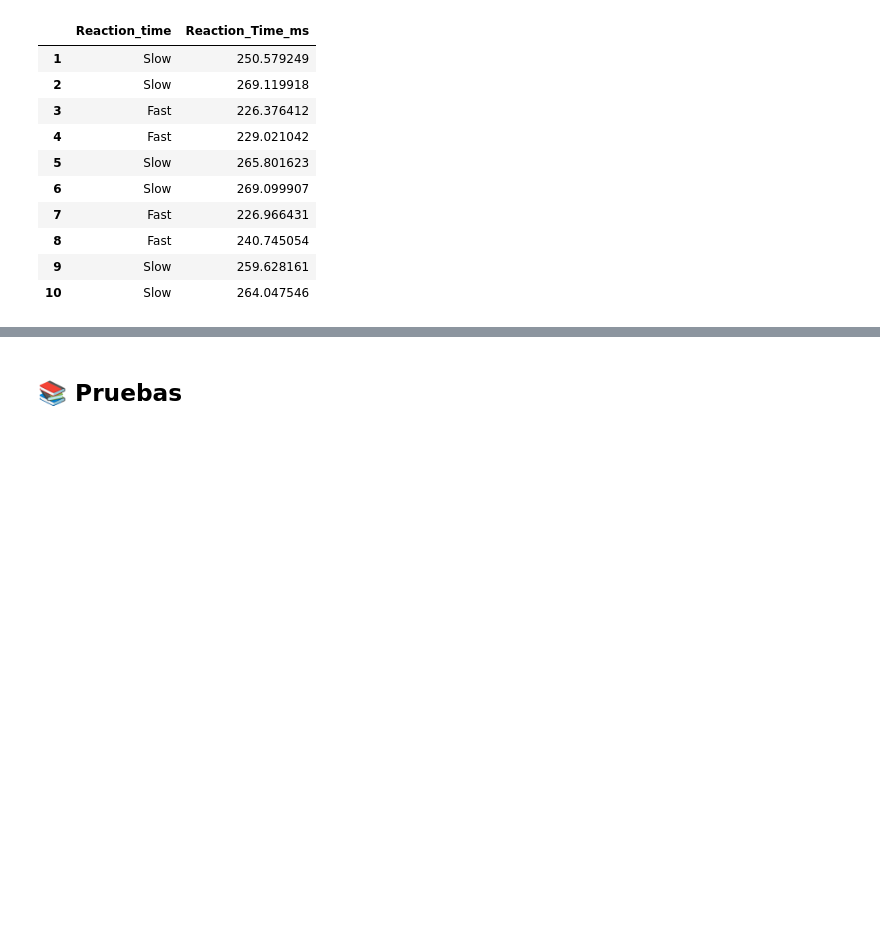
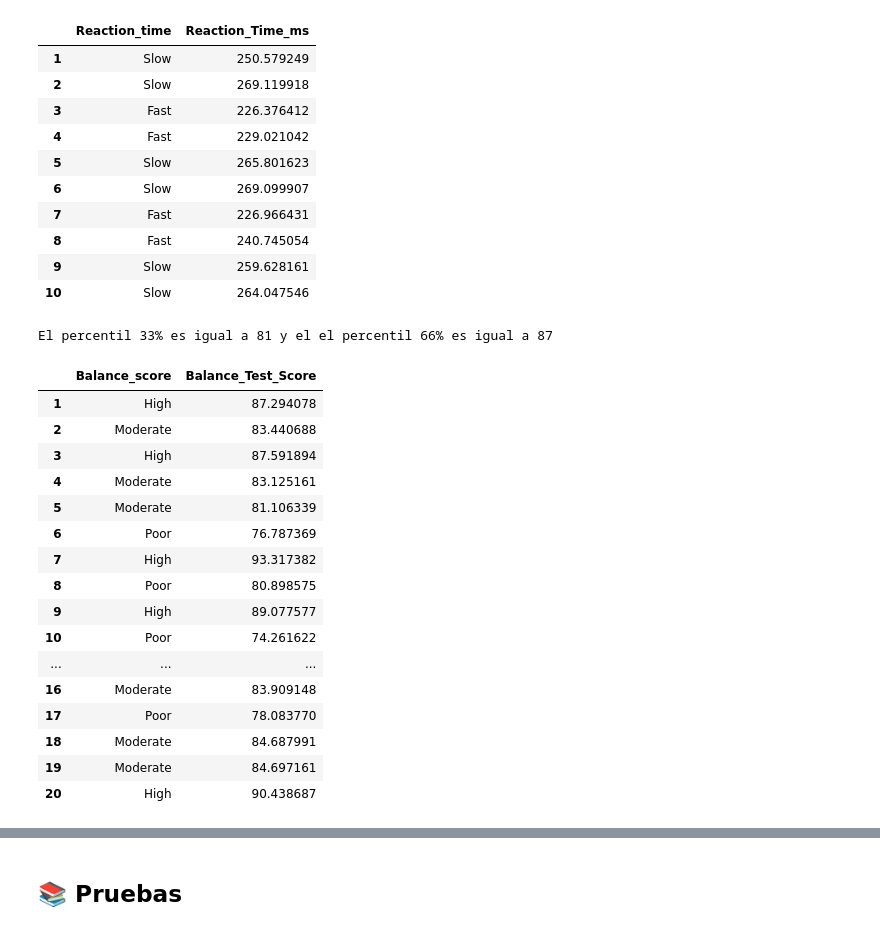
Before and after one commit to lauraargente/Proyecto_University-Football-Injury-Prediction-Dataset, a Jupyter notebook: analisis.ipynb, the cells around one changed output, grey strips where cells are left out. Cells and saved outputs as stored; diff of their text form; code cells hidden in the pictures; blank space fills up the shorter version.

```diff
--- a/analisis.ipynb
+++ b/analisis.ipynb
@@ -382,3 +380,47 @@ El percentil 50 de reaction time es 249 ms
 | 8 | Fast | 240.745054 |
 | 9 | Slow | 259.628161 |
 | 10 | Slow | 264.047546 |
+# %%
+#Creamos una nueva columna con las nuevas categorías para "Balance_Test_Score"
+df_csv['Balance_score']= ""
+df_csv.head(5)
+
+#Sacamos los percentiles 33% y 66% de "Balance_Test_Score"
+balance33 = int(round(df_csv['Balance_Test_Score'].quantile(0.33), 0))
+balance66 = int(round(df_csv['Balance_Test_Score'].quantile(0.66), 0))
+print(f'El percentil 33% es igual a {balance33} y el el percentil 66% es igual a {balance66}')
+
+#Creamos las categorías para "Balance_Test_Score" y añadimos los nuevos valores en la columna "Balance_score"
+for i in range (len(df_csv)):
+    #Si el valor de cada fila en la columna "Balance_Test_Score" es menor que 81 , el valor en cada fila en la columna "Balance_score" será 'Poor'
+    if df_csv.loc[df_csv.index[i],'Balance_Test_Score'] < balance33:
+        df_csv.loc[df_csv.index[i],'Balance_score'] = 'Poor'
+
+#Si el valor de cada fila en la columna "Balance_Test_Score" es entre 81 y 87, el valor en cada fila en la columna "Balance_score" será 'Moderate'
+    elif df_csv.loc[df_csv.index[i],'Balance_Test_Score'] >= balance33 and df_csv.loc[df_csv.index[i],'Balance_Test_Score'] <= balance66 :
+        df_csv.loc[df_csv.index[i],'Balance_score'] = 'Moderate'
+
+#Si el valor de cada fila en la columna "Balance_Test_Score" es mayor que 87, el valor en cada fila en la columna "Balance_score" será 'High'
+    else:
+        df_csv.loc[df_csv.index[i],'Balance_score']= 'High'
+
+df_csv[['Balance_score', 'Balance_Test_Score']].head(20)
+# %% [output]
+El percentil 33% es igual a 81 y el el percentil 66% es igual a 87
+|  | Balance_score | Balance_Test_Score |
+| 1 | High | 87.294078 |
+| 2 | Moderate | 83.440688 |
+| 3 | High | 87.591894 |
+| 4 | Moderate | 83.125161 |
+| 5 | Moderate | 81.106339 |
+| 6 | Poor | 76.787369 |
+| 7 | High | 93.317382 |
+| 8 | Poor | 80.898575 |
+| 9 | High | 89.077577 |
+| 10 | Poor | 74.261622 |
+| ... | ... | ... |
+| 16 | Moderate | 83.909148 |
+| 17 | Poor | 78.083770 |
+| 18 | Moderate | 84.687991 |
+| 19 | Moderate | 84.697161 |
+| 20 | High | 90.438687 |
```
Also changed, not shown: parts of 5 cells of this notebook.
